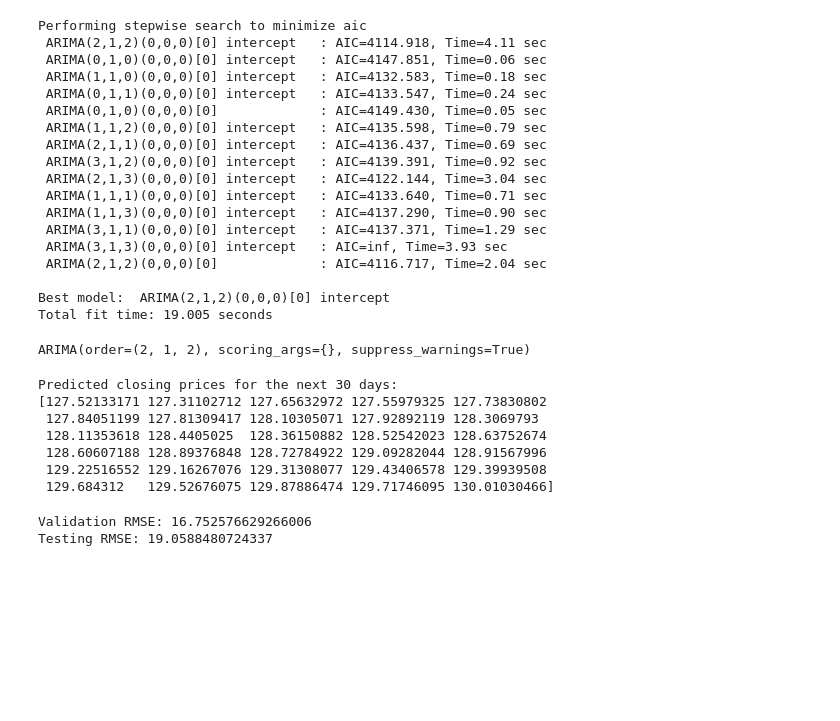
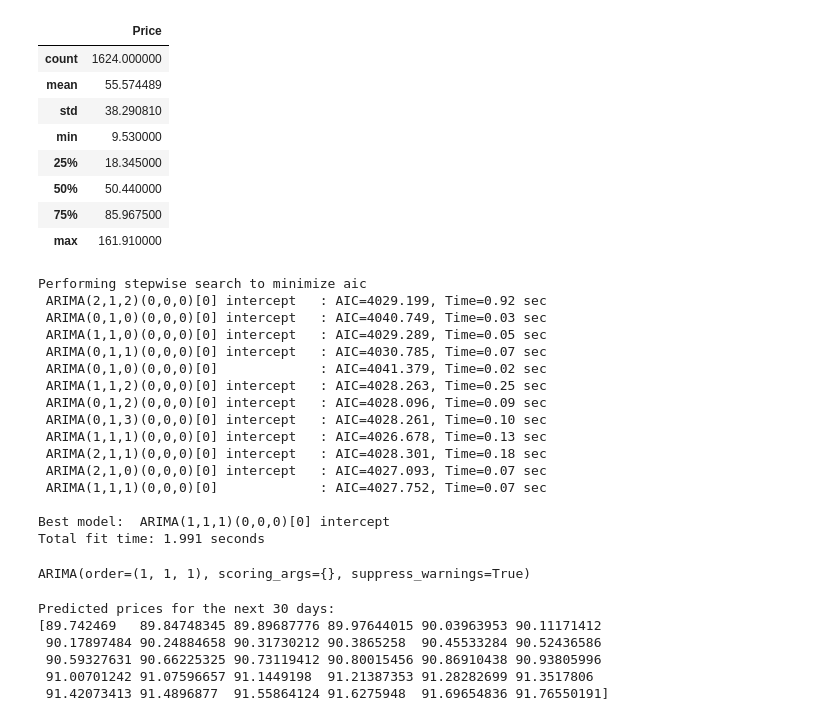
Before and after one commit to dangnghiepcuong/IS403.N21.HTTT_Nhom2, a Jupyter notebook: 3. ARIMA/ARIMA_model.ipynb, the cells around one changed output. Drawn from its saved outputs; the diff is of its cells as text; code cells hidden in the pictures; blank space fills up the shorter version.

```diff
--- a/3. ARIMA/ARIMA_model.ipynb
+++ b/3. ARIMA/ARIMA_model.ipynb
@@ -74,7 +24,19 @@ Successfully installed pmdarima-2.0.3
+# %%
+df.describe()
+# %% [output]
+|  | Price |
+| count | 1624.000000 |
+| mean | 55.574489 |
+| std | 38.290810 |
+| min | 9.530000 |
+| 25% | 18.345000 |
+| 50% | 50.440000 |
+| 75% | 85.967500 |
+| max | 161.910000 |
 # %%
 # 3. Quá trình Training
 x_train = np.array(train_data.index).reshape(-1, 1)
-y_train = np.array(train_data['Close'])
+y_train = np.array(train_data['Price'])
 
 # Find the best ARIMA model using auto_arima
 from pmdarima.arima import auto_arima
@@ -84,24 +46,22 @@ model = auto_arima(y_train, trace=True, error_action='ignore', suppress_warnings
 model.fit(y_train)
 # %% [output]
 Performing stepwise search to minimize aic
- ARIMA(2,1,2)(0,0,0)[0] intercept   : AIC=4114.918, Time=4.11 sec
- ARIMA(0,1,0)(0,0,0)[0] intercept   : AIC=4147.851, Time=0.06 sec
- ARIMA(1,1,0)(0,0,0)[0] intercept   : AIC=4132.583, Time=0.18 sec
- ARIMA(0,1,1)(0,0,0)[0] intercept   : AIC=4133.547, Time=0.24 sec
- ARIMA(0,1,0)(0,0,0)[0]             : AIC=4149.430, Time=0.05 sec
- ARIMA(1,1,2)(0,0,0)[0] intercept   : AIC=4135.598, Time=0.79 sec
- ARIMA(2,1,1)(0,0,0)[0] intercept   : AIC=4136.437, Time=0.69 sec
- ARIMA(3,1,2)(0,0,0)[0] intercept   : AIC=4139.391, Time=0.92 sec
- ARIMA(2,1,3)(0,0,0)[0] intercept   : AIC=4122.144, Time=3.04 sec
- ARIMA(1,1,1)(0,0,0)[0] intercept   : AIC=4133.640, Time=0.71 sec
- ARIMA(1,1,3)(0,0,0)[0] intercept   : AIC=4137.290, Time=0.90 sec
- ARIMA(3,1,1)(0,0,0)[0] intercept   : AIC=4137.371, Time=1.29 sec
- ARIMA(3,1,3)(0,0,0)[0] intercept   : AIC=inf, Time=3.93 sec
- ARIMA(2,1,2)(0,0,0)[0]             : AIC=4116.717, Time=2.04 sec
+ ARIMA(2,1,2)(0,0,0)[0] intercept   : AIC=4029.199, Time=0.92 sec
+ ARIMA(0,1,0)(0,0,0)[0] intercept   : AIC=4040.749, Time=0.03 sec
+ ARIMA(1,1,0)(0,0,0)[0] intercept   : AIC=4029.289, Time=0.05 sec
+ ARIMA(0,1,1)(0,0,0)[0] intercept   : AIC=4030.785, Time=0.07 sec
+ ARIMA(0,1,0)(0,0,0)[0]             : AIC=4041.379, Time=0.02 sec
+ ARIMA(1,1,2)(0,0,0)[0] intercept   : AIC=4028.263, Time=0.25 sec
+ ARIMA(0,1,2)(0,0,0)[0] intercept   : AIC=4028.096, Time=0.09 sec
+ ARIMA(0,1,3)(0,0,0)[0] intercept   : AIC=4028.261, Time=0.10 sec
+ ARIMA(1,1,1)(0,0,0)[0] intercept   : AIC=4026.678, Time=0.13 sec
+ ARIMA(2,1,1)(0,0,0)[0] intercept   : AIC=4028.301, Time=0.18 sec
+ ARIMA(2,1,0)(0,0,0)[0] intercept   : AIC=4027.093, Time=0.07 sec
+ ARIMA(1,1,1)(0,0,0)[0]             : AIC=4027.752, Time=0.07 sec
 
-Best model:  ARIMA(2,1,2)(0,0,0)[0] intercept
-Total fit time: 19.005 seconds
+Best model:  ARIMA(1,1,1)(0,0,0)[0] intercept
+Total fit time: 1.991 seconds
-ARIMA(order=(2, 1, 2), scoring_args={}, suppress_warnings=True)
+ARIMA(order=(1, 1, 1), scoring_args={}, suppress_warnings=True)
 # %%
 # 4. Quá trình testing
 x_test = np.array(test_data.index).reshape(-1, 1)
@@ -124,22 +84,12 @@ x_next_30_days = np.array(range(last_index+1, last_index+31)).reshape(-1, 1)
 y_next_30_days = model.predict(n_periods=len(x_next_30_days))
 
 # Print the predicted closing prices for the next 30 days
-print('Predicted closing prices for the next 30 days:')
+print('Predicted prices for the next 30 days:')
 print(y_next_30_days)
 # %% [output]
-Predicted closing prices for the next 30 days:
-[127.52133171 127.31102712 127.65632972 127.55979325 127.73830802
- 127.84051199 127.81309417 128.10305071 127.92892119 128.3069793
- 128.11353618 128.4405025  128.36150882 128.52542023 128.63752674
- 128.60607188 128.89376848 128.72784922 129.09282044 128.91567996
- 129.22516552 129.16267076 129.31308077 129.43406578 129.39939508
- 129.684312   129.52676075 129.87886474 129.71746095 130.01030466]
+Predicted prices for the next 30 days:
+[89.742469   89.84748345 89.89687776 89.97644015 90.03963953 90.11171412
+ 90.17897484 90.24884658 90.31730212 90.3865258  90.45533284 90.52436586
+ 90.59327631 90.66225325 90.73119412 90.80015456 90.86910438 90.93805996
+ 91.00701242 91.07596657 91.1449198  91.21387353 91.28282699 91.3517806
+ 91.42073413 91.4896877  91.55864124 91.6275948  91.69654836 91.76550191]
-# %%
-# 7. Đánh giá độ chính xác validate, test
-valid_rmse = np.sqrt(np.mean((y_pred_val - y_val)**2))
-test_rmse = np.sqrt(np.mean((y_pred - y_test)**2))
-print('Validation RMSE:', valid_rmse)
-print('Testing RMSE:', test_rmse)
-# %% [output]
-Validation RMSE: 16.752576629266006
-Testing RMSE: 19.0588480724337
```
Also changed, not shown: parts of 10 cells of this notebook, 9 other files.
